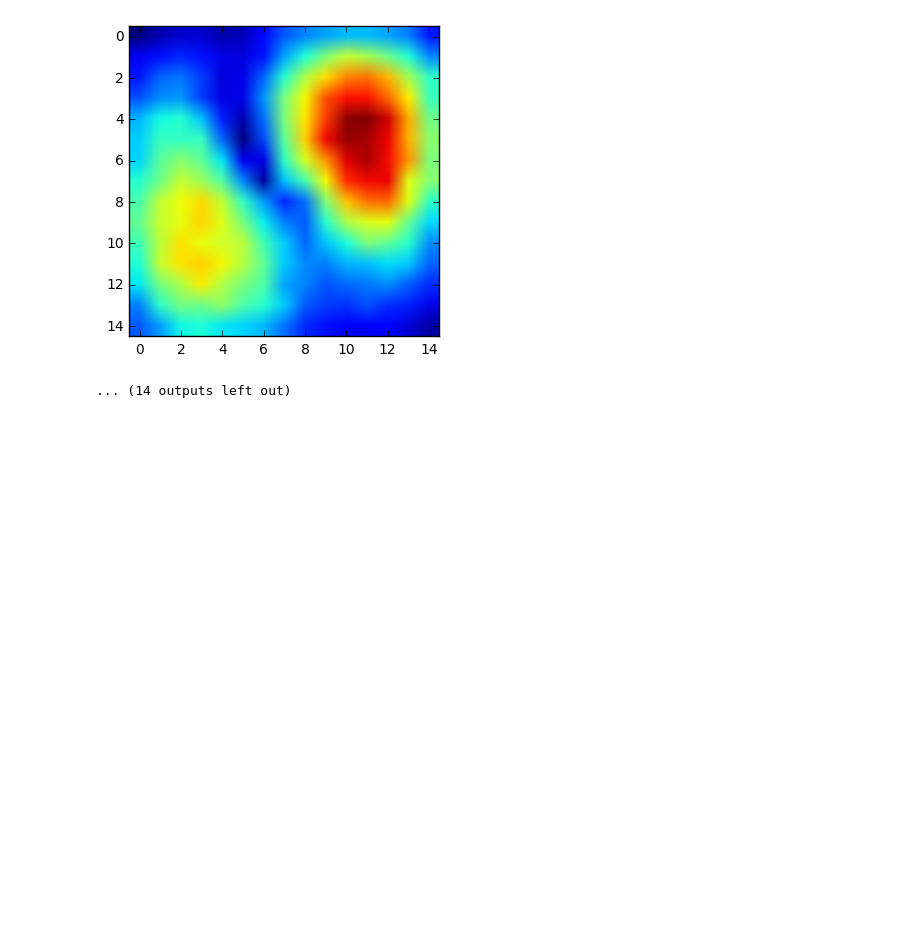
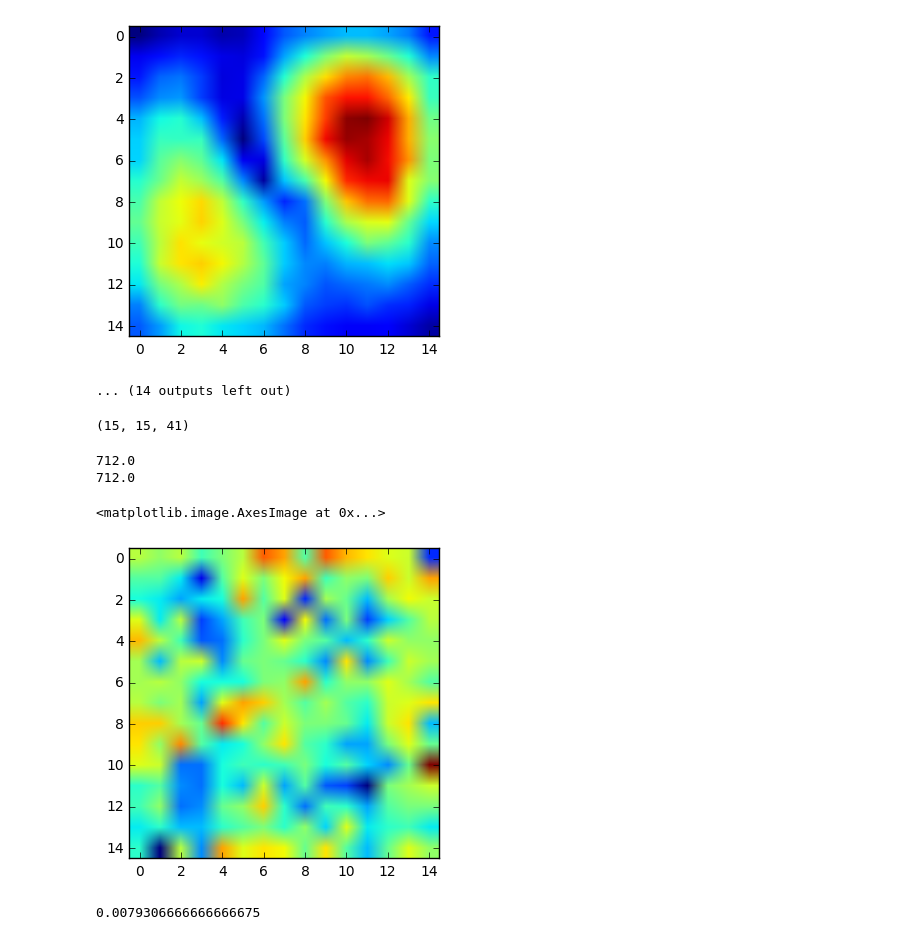
Before and after one commit to ry-dgel/Chladni, a Jupyter notebook: displaying_all_amplitude_data.ipynb, the cells around one changed output. Saved outputs shown, nothing was run; the diff lists cells and outputs as text; code cells hidden in the pictures; blank space fills up the shorter version.

```diff
--- a/displaying_all_amplitude_data.ipynb
+++ b/displaying_all_amplitude_data.ipynb
@@ -39,3 +39,27 @@ for data_filename in data_filenames:
 15_216_220_0.2.npy
 [figure]
 ... (14 outputs left out)
+# %%
+similar_scans = [
+    'data/15_710_718_0.2.npy',
+    'data/15_711_717_0.2.npy']
+similar_scan_datas = [np.load(similar_scan) for similar_scan in similar_scans]
+# %%
+similar_scan_datas[0].shape
+# %% [output]
+(15, 15, 41)
+# %%
+print(np.arange(710, 718.0001, 0.2)[10])
+print(np.arange(711, 717.0001, 0.2)[5])
+# %% [output]
+712.0
+712.0
+# %%
+plt.imshow(similar_scan_datas[0][:,:,10]-similar_scan_datas[1][:,:,5])
+# %% [output]
+<matplotlib.image.AxesImage at 0x...>
+[figure, added]
+# %%
+np.mean(np.square(similar_scan_datas[0][:,:,10]-similar_scan_datas[1][:,:,5]))
+# %% [output]
+0.0079306666666666675
```
Also changed, not shown: 1 other file.
